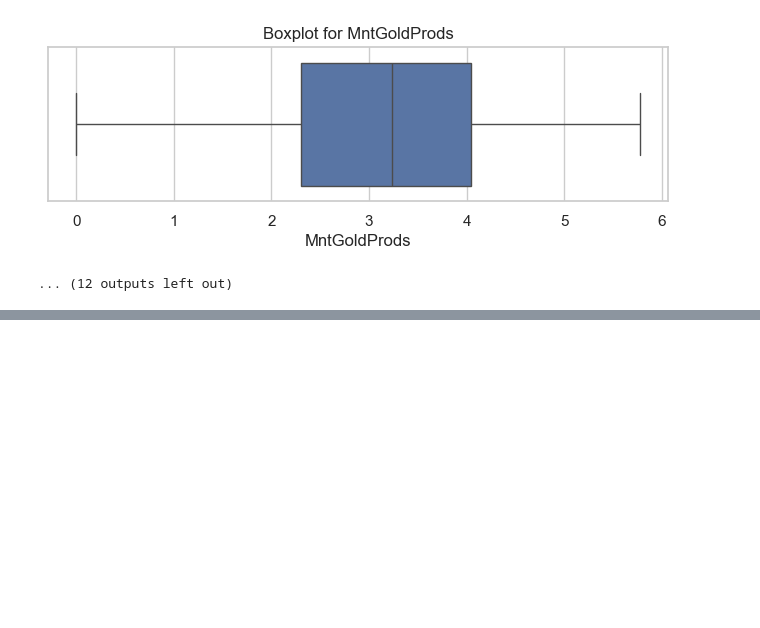
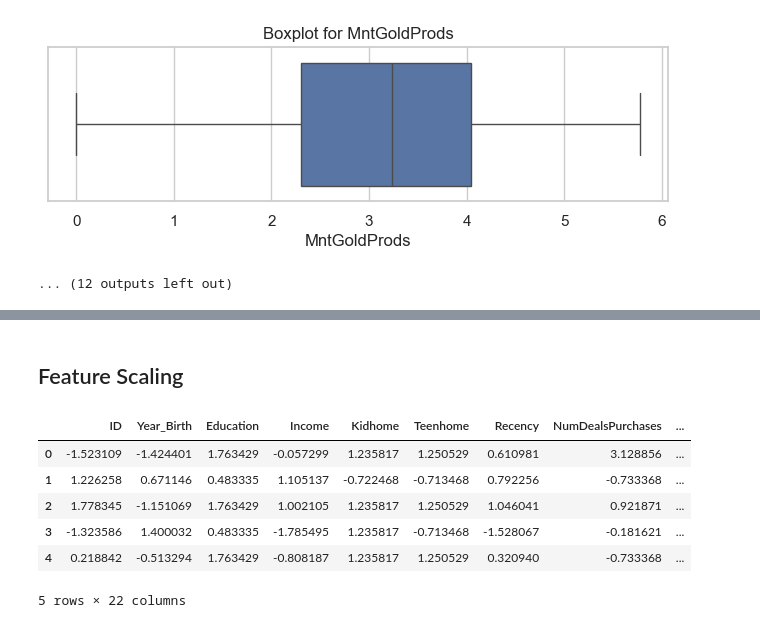
Before and after one commit to RahmaElhagary/Lectures_tasks, a Jupyter notebook: Task_8_marketing_dataset/marketing_campaign.ipynb, the cells around one changed output, grey strips where cells are left out. Drawn from its saved outputs; the diff is of its cells as text; code cells hidden in the pictures; blank space fills up the shorter version.

Commit message:
Add feature engineering and scaling and Unbalanced class

```diff
--- a/Task_8_marketing_dataset/marketing_campaign.ipynb
+++ b/Task_8_marketing_dataset/marketing_campaign.ipynb
@@ -360,0 +483,3 @@ for col in numerical_cols:
+# %%
+# One-hot encode the 'Marital_Status' column
+df = pd.get_dummies(df, columns=['Marital_Status'], drop_first=True)
@@ -360,0 +488,9 @@ for col in numerical_cols:
+# %%
+from sklearn.model_selection import train_test_split
+
+X = df.drop(columns=['Response'])
+y = df['Response']
+
+X_train, X_test, y_train, y_test = train_test_split(
+    X, y, test_size=0.2, random_state=42, stratify=y
+)
@@ -360,0 +506,11 @@ for col in numerical_cols:
+# %%
+from imblearn.over_sampling import SMOTE
+smote = SMOTE(random_state=42)
+
+X_train_for_smote = X_train.drop(columns=['Dt_Customer'])
+
+smote = SMOTE(random_state=42)
+X_train_resampled, y_train_resampled = smote.fit_resample(X_train_for_smote, y_train)
+
+print("Before SMOTE:", y_train.value_counts())
+print("After SMOTE:", pd.Series(y_train_resampled).value_counts())
@@ -360,0 +526,21 @@ for col in numerical_cols:
+# %% [markdown]
+## Feature Scaling
+# %%
+from sklearn.preprocessing import StandardScaler
+
+scaler = StandardScaler()
+X_train_scaled = scaler.fit_transform(X_train_resampled)
+
+X_test_for_scaling = X_test.drop(columns=['Dt_Customer'])
+X_test_scaled = scaler.transform(X_test_for_scaling)
+# %%
+X_train_scaled_df = pd.DataFrame(X_train_scaled, columns=X_train_for_smote.columns)
+X_train_scaled_df.head()
+# %% [output]
+|  | ID | Year_Birth | Education | Income | Kidhome | Teenhome | Recency | NumDealsPurchases | ... |
+| 0 | -1.523109 | -1.424401 | 1.763429 | -0.057299 | 1.235817 | 1.250529 | 0.610981 | 3.128856 | ... |
+| 1 | 1.226258 | 0.671146 | 0.483335 | 1.105137 | -0.722468 | -0.713468 | 0.792256 | -0.733368 | ... |
+| 2 | 1.778345 | -1.151069 | 1.763429 | 1.002105 | 1.235817 | 1.250529 | 1.046041 | 0.921871 | ... |
+| 3 | -1.323586 | 1.400032 | 0.483335 | -1.785495 | 1.235817 | -0.713468 | -1.528067 | -0.181621 | ... |
+| 4 | 0.218842 | -0.513294 | 1.763429 | -0.808187 | 1.235817 | 1.250529 | 0.320940 | -0.733368 | ... |
+5 rows × 22 columns
```
Also changed, not shown: parts of 21 cells of this notebook.
